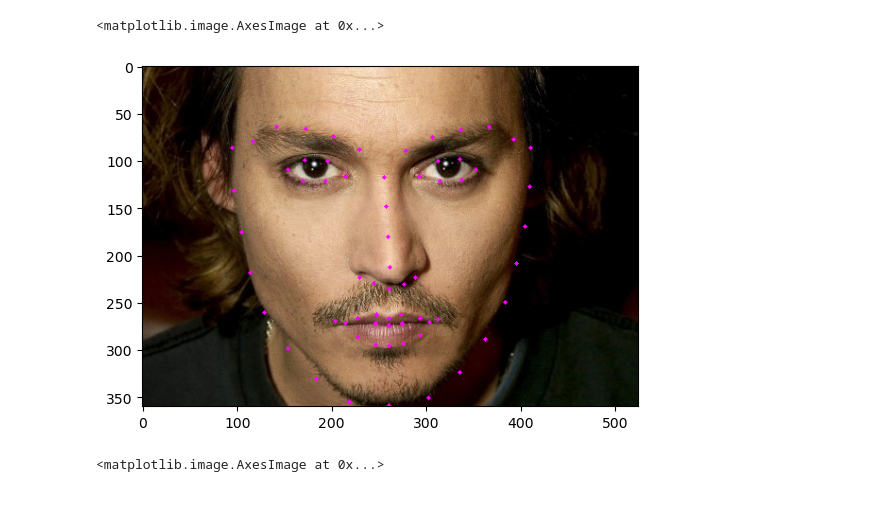
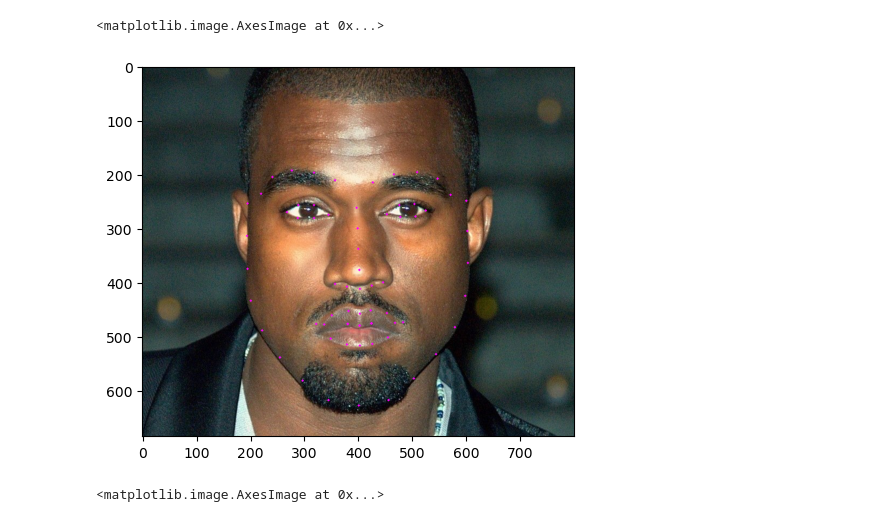
Before and after one commit to Shapke01/facePlay, a Jupyter notebook: capture.ipynb, the cells around one changed output. Saved outputs shown, nothing was run; the diff lists cells and outputs as text; code cells hidden in the pictures.

```diff
--- a/capture.ipynb
+++ b/capture.ipynb
@@ -24,11 +24,11 @@ kanye_image = np.array(Image.open('images/kanye.jpg'))
 depp = Face(depp_image)
 kanye = Face(kanye_image)
 # %%
-babkaCoords = drawCoords(depp_image)
-plt.imshow(babkaCoords)
+kanyeCoords = drawCoords(kanye_image)
+plt.imshow(kanyeCoords)
 # %% [output]
 <matplotlib.image.AxesImage at 0x...>
-[figure, old version]
+[figure, new version]
 # %%
 x = drawLines(depp_image)
 plt.imshow(x)
```
Also changed, not shown: 2 other files.
